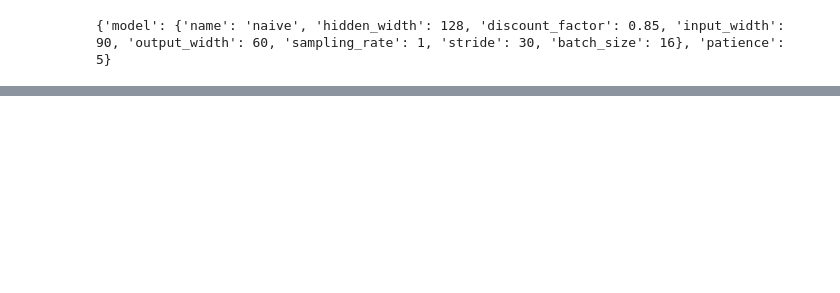
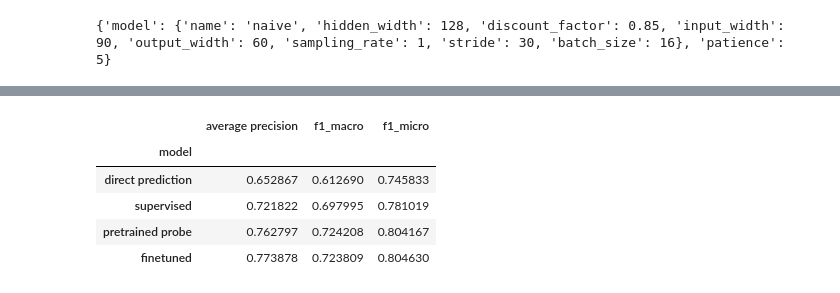
Before and after one commit to PeanutButterC/simulated, a Jupyter notebook: notebook/results.ipynb, the cells around one changed output, grey strips where cells are left out. Cells and saved outputs as stored; diff of their text form; code cells hidden in the pictures; blank space fills up the shorter version.

```diff
--- a/notebook/results.ipynb
+++ b/notebook/results.ipynb
@@ -102,0 +115,9 @@ plt.savefig(f'{SIMULATED_PATH}/docs/results.png')
+# %%
+df.groupby('model').mean().sort_values(by='average precision')
+# %% [output]
+|  | average precision | f1_macro | f1_micro |
+| model |  |  |  |
+| direct prediction | 0.652867 | 0.612690 | 0.745833 |
+| supervised | 0.721822 | 0.697995 | 0.781019 |
+| pretrained probe | 0.762797 | 0.724208 | 0.804167 |
+| finetuned | 0.773878 | 0.723809 | 0.804630 |
```
Also changed, not shown: parts of 5 cells of this notebook, 4 other files.
